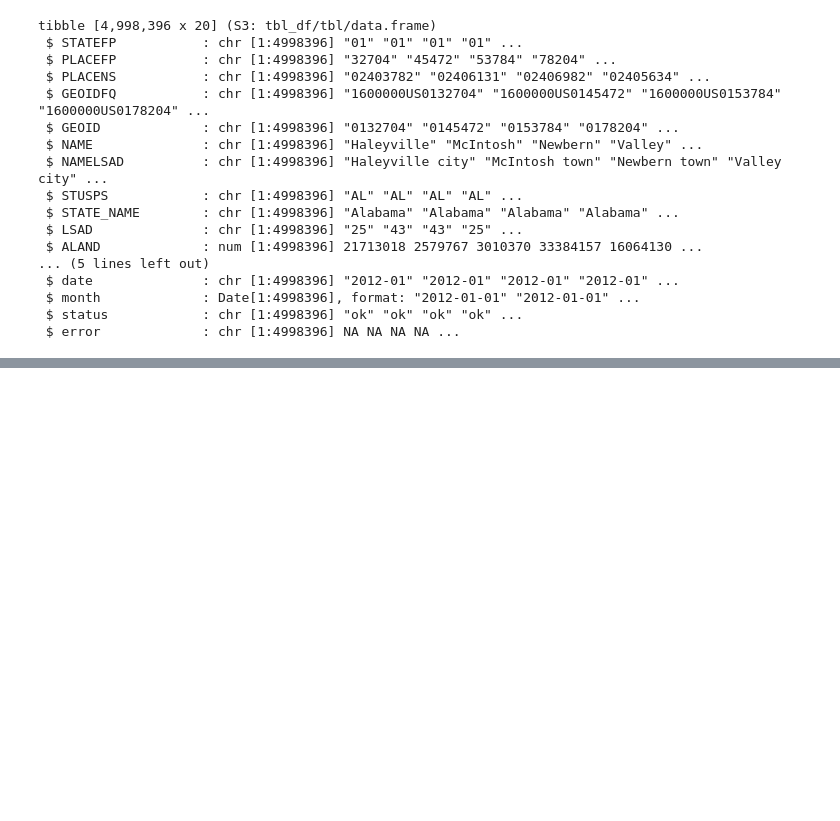
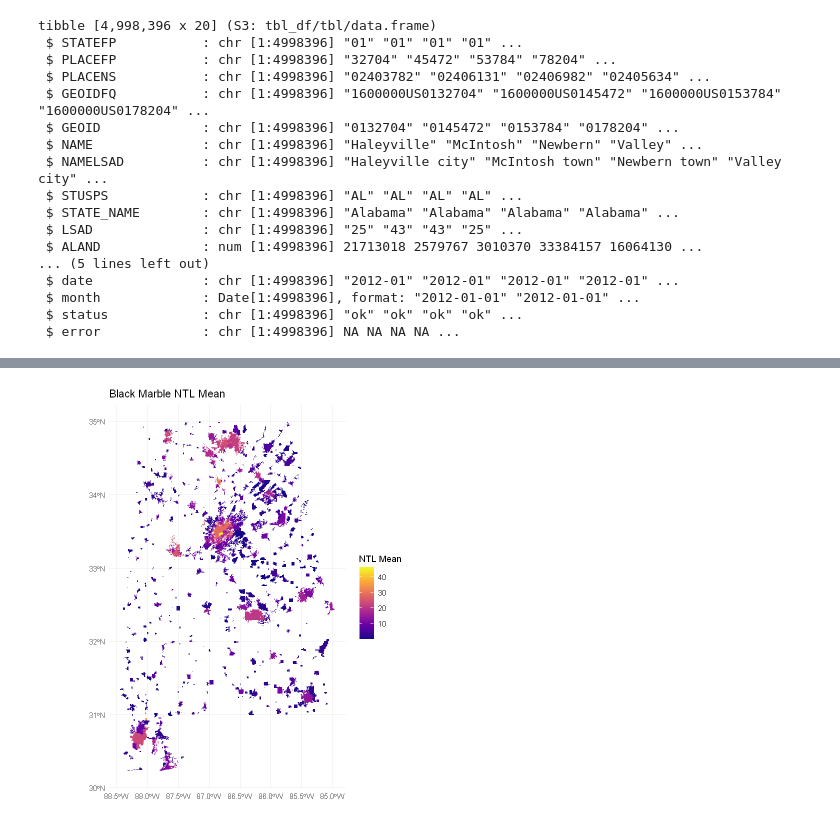
Before and after one commit to NathanPalaiologos/NTL-Crime-FE, a Jupyter notebook: notebooks/nasa_ntl.ipynb, the cells around one changed output, grey strips where cells are left out. Cells and saved outputs as stored; diff of their text form; code cells hidden in the pictures; blank space fills up the shorter version.

Commit message:
attempted to merge the geometry polygons with ntl data

```diff
--- a/notebooks/nasa_ntl.ipynb
+++ b/notebooks/nasa_ntl.ipynb
@@ -256,3 +256,23 @@ tibble [4,998,396 x 20] (S3: tbl_df/tbl/data.frame)
  $ month             : Date[1:4998396], format: "2012-01-01" "2012-01-01" ...
  $ status            : chr [1:4998396] "ok" "ok" "ok" "ok" ...
  $ error             : chr [1:4998396] NA NA NA NA ...
+# %%
+# Read in the combined data
+ntl_panel <- arrow::read_parquet(file.path("../data/ntl_vnp46a3_all_places_2012_2024.parquet"))
+
+# Read the geojson again to get geometries
+us_places <- st_read("../data/us_places.geojson") |>
+  st_transform(crs = 4326)|>
+  select(GEOID, geometry)
+
+# Join geometries to the panel data
+# Do NOT drop geometry from us_places so it can be converted back to SF
+ntl_panel <- ntl_panel |>
+  left_join(us_places, by = "GEOID") |>
+  st_as_sf()
+
+# Convert all column names to lower
+names(ntl_panel) <- tolower(names(ntl_panel))
+
+# View the updated data
+str(ntl_panel)
@@ -258,0 +320,12 @@ tibble [4,998,396 x 20] (S3: tbl_df/tbl/data.frame)
+# %%
+# Visualize the NTL mean for at 2012-01
+library(ggplot2)
+
+ggplot(data = ntl_panel %>% filter(date == "2024-01")) +
+  geom_sf(aes(fill = ntl_mean), color = NA) +
+  scale_fill_viridis_c(option = "plasma", na.value = "lightgrey") +
+  theme_minimal() +
+  labs(title = "Black Marble NTL Mean",
+       fill  = "NTL Mean")
+# %% [output]
+[figure, added]
```
Also changed, not shown: parts of 3 cells of this notebook, 1 other file.
